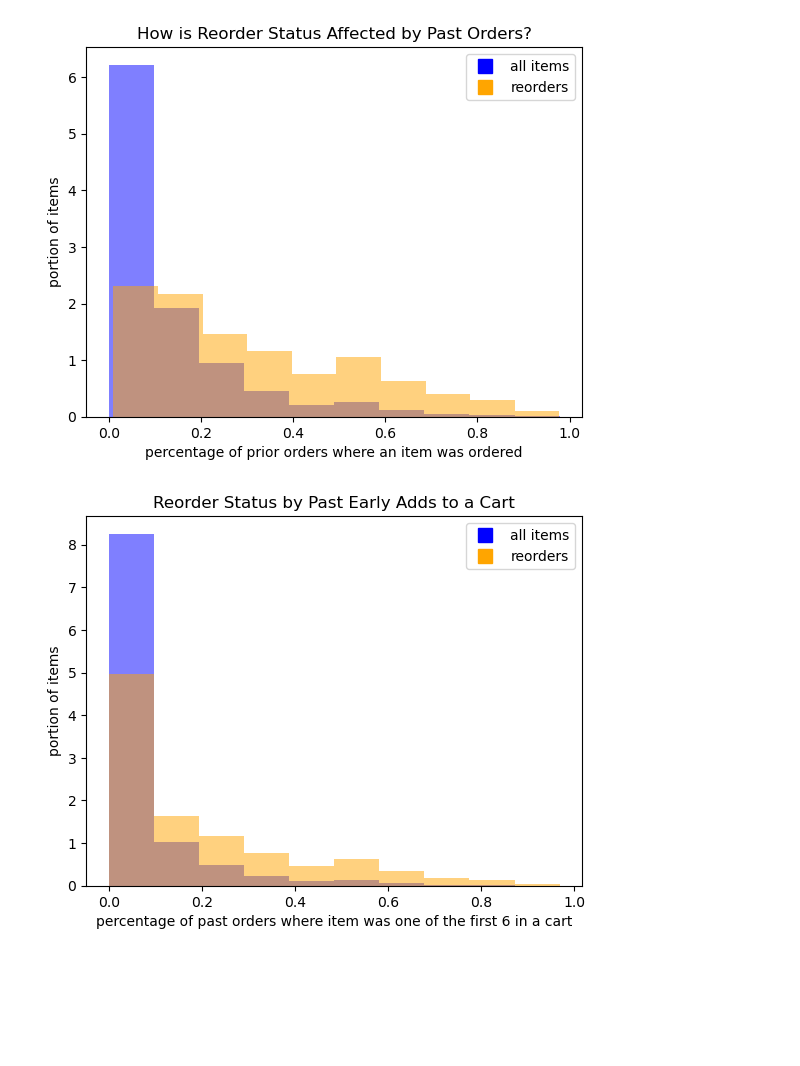
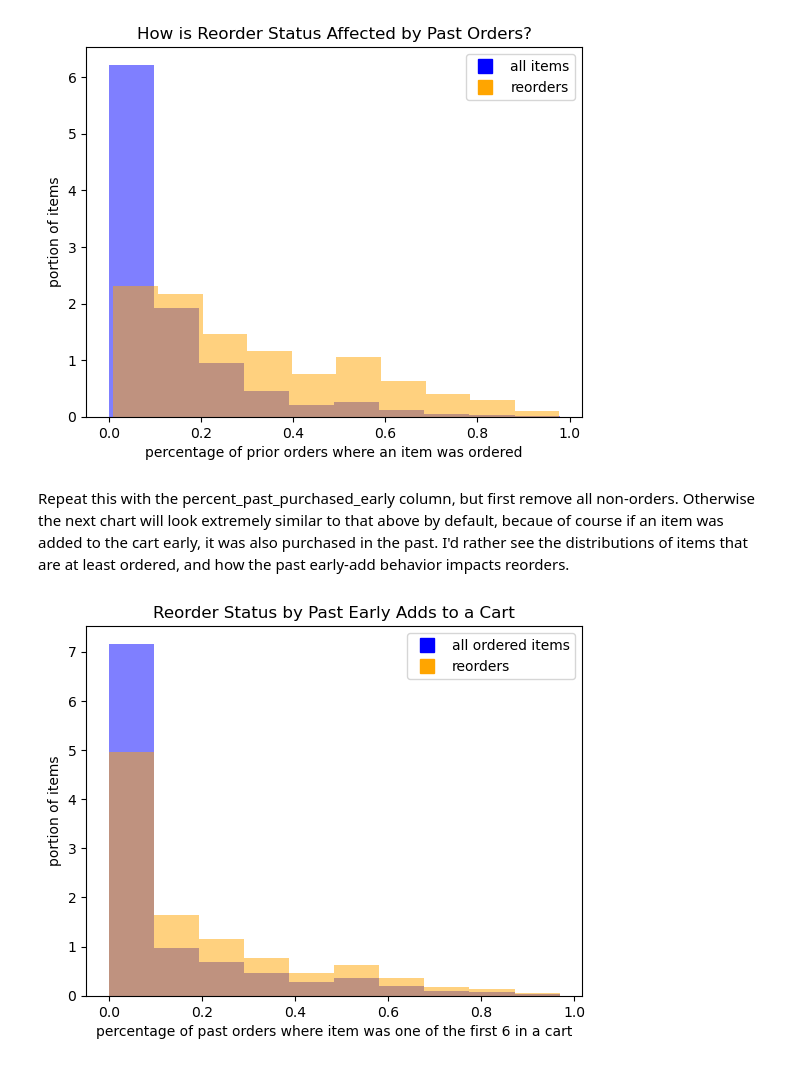
Before and after one commit to fractaldatalearning/Capstone2, a Jupyter notebook: notebooks/6-kl-preprocess-feature-engineer.ipynb, the cells around one changed output. Saved outputs shown, nothing was run; the diff lists cells and outputs as text; code cells hidden in the pictures; blank space fills up the shorter version.

Commit message:
plot revision

```diff
--- a/notebooks/6-kl-preprocess-feature-engineer.ipynb
+++ b/notebooks/6-kl-preprocess-feature-engineer.ipynb
@@ -583,19 +583,23 @@ orange = mlines.Line2D([], [], color='orange', marker='s', linestyle='None', mar
 plt.legend(handles=[blue, orange]);
 # %% [output]
 [figure]
+# %% [markdown]
+Repeat this with the percent_past_purchased_early column, but first remove all non-orders. Otherwise the next chart will look extremely similar to that above by default, becaue of course if an item was added to the cart early, it was also purchased in the past. I'd rather see the distributions of items that are at least ordered, and how the past early-add behavior impacts reorders.
 # %%
-# Repeat with percent_past_purchased_early
-plt.hist(df['percent_past_purchased_early'], color='blue', density=True, alpha=0.5, bins=10)
+all_orders = df.loc[df['add_to_cart_sequence']>0,:].copy()
+# The reorders dataset above already indicates only items that are orders, of course.
+
+plt.hist(all_orders['percent_past_purchased_early'], color='blue', density=True, alpha=0.5, bins=10)
 plt.hist(reorders['percent_past_purchased_early'], color='orange', density=True, alpha=0.5,
          bins=10)
 plt.title('Reorder Status by Past Early Adds to a Cart')
 plt.xlabel('percentage of past orders where item was one of the first 6 in a cart')
 plt.ylabel('portion of items')
 blue = mlines.Line2D([], [], color='blue', marker='s', linestyle='None', markersize=10,
-                       label='all items')
+                       label='all ordered items')
 orange = mlines.Line2D([], [], color='orange', marker='s', linestyle='None', markersize=10,
                        label='reorders')
 plt.legend(handles=[blue, orange]);
 # %% [output]
-[figure, old version]
+[figure, new version]
 # %% [markdown]
```
Also changed, not shown: parts of 4 cells of this notebook.
